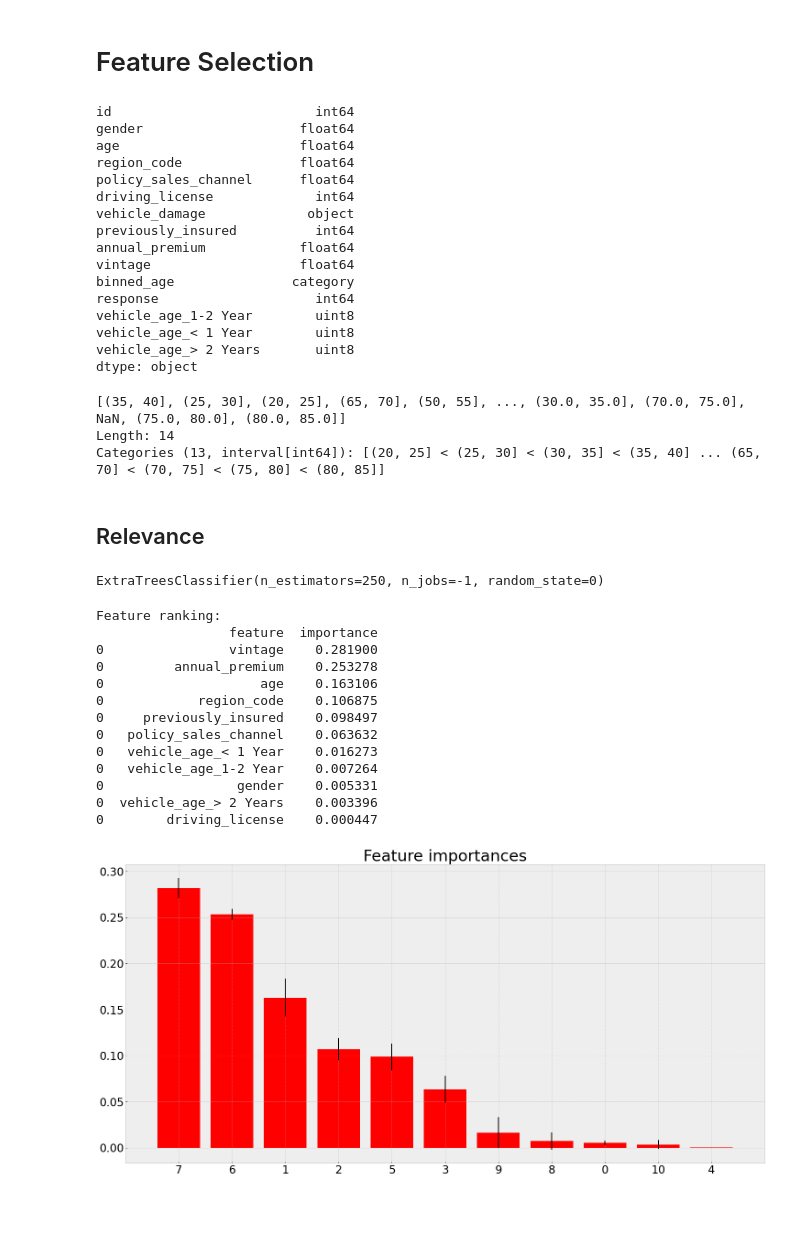
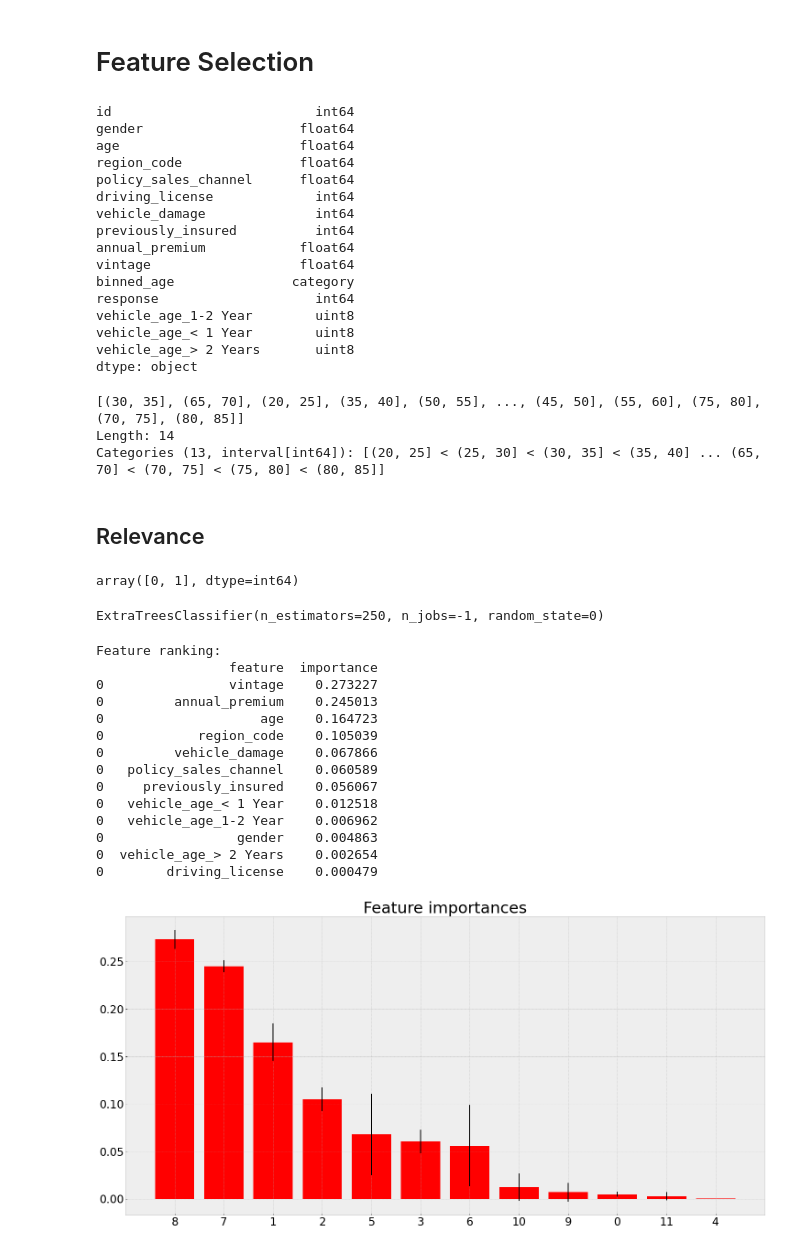
Before and after one commit to fusaa/insurance_cross_sell, a Jupyter notebook: notebook.ipynb, the cells around one changed output. Saved outputs shown, nothing was run; the diff lists cells and outputs as text; code cells hidden in the pictures; blank space fills up the shorter version.

```diff
--- a/notebook.ipynb
+++ b/notebook.ipynb
@@ -79,5 +63,7 @@ df.shape
 # %%
-df.to_pickle('df.pkl')
+# df.to_pickle('df.pkl')
+
+df = pd.read_pickle('df.pkl')
 # %% [markdown]
 # Data Cleaning
 # %%
@@ -421,7 +404,10 @@ mms_age = pp.MinMaxScaler()
 mms_vintage = pp.MinMaxScaler()
 
 df_clean['age'] = mms_age.fit_transform( df_clean[['age']].values)
-df_clean['vintage'] = mms_age.fit_transform( df_clean[['vintage']].values)
+df_clean['vintage'] = mms_vintage.fit_transform( df_clean[['vintage']].values)
+
+pickle.dump( mms_age, open('./age_scaler.pkl', 'wb'))
+pickle.dump( mms_vintage, open('./vintage_scaler.pkl', 'wb'))
 # %% [markdown]
 ## Standardization
 # %%
@@ -449,15 +436,26 @@ Index(['id', 'gender', 'age', 'region_code', 'policy_sales_channel',
 # Doing Gender one hot
 t_enc_gender = df_clean.groupby('gender')['response'].mean()
 df_clean.loc[:,'gender'] = df_clean['gender'].map( t_enc_gender)
+pickle.dump(t_enc_gender, open('./target_encode_gender.pkl', 'wb'))
 
 # Target Encoding Region
 t_enc_region = df_clean.groupby('region_code')['response'].mean()
 df_clean.loc[:, 'region_code'] = df_clean['region_code'].map(t_enc_region)
+pickle.dump(t_enc_region, open('./target_encode_region.pkl', 'wb'))
+
 
 # One Hot Encoding Vehicle
 df_clean = pd.get_dummies(df_clean, prefix='vehicle_age', columns = ['vehicle_age'])
+# use pandas to do transform, not saving it
+
 
 # Frequency Encoding Policy Channel
 # group by var and count # of examples.
-fr_policy_sales_channel = df_clean.groupby('policy_sales_channel').size() / len(df_clean)
+fr_policy_sales_channel = df.groupby('policy_sales_channel').size() / len(df_clean)  # getting from df , not df_clean - does not cover all options for mapping
 df_clean.loc[:,'policy_sales_channel'] = df_clean['policy_sales_channel'].map(fr_policy_sales_channel)
+pickle.dump(fr_policy_sales_channel, open('./fe_policy_sales_channel.pkl', 'wb'))
+
+# Vehicle Damage map label
+map_key = {'Yes':1,'No':0}
+df_clean.loc[:,'vehicle_damage'] = df_clean['vehicle_damage'].map(map_key)
+# use pandas to do transform, not saving it
@@ -509,7 +625,7 @@ age                       float64
 region_code               float64
 policy_sales_channel      float64
 driving_license             int64
-vehicle_damage             object
+vehicle_damage              int64
 previously_insured          int64
 annual_premium            float64
 vintage                   float64
@@ -522,17 +638,21 @@ dtype: object
 # %%
 df_clean.binned_age.unique()
 # %% [output]
-[(35, 40], (25, 30], (20, 25], (65, 70], (50, 55], ..., (30.0, 35.0], (70.0, 75.0], NaN, (75.0, 80.0], (80.0, 85.0]]
+[(30, 35], (65, 70], (20, 25], (35, 40], (50, 55], ..., (45, 50], (55, 60], (75, 80], (70, 75], (80, 85]]
 Length: 14
 Categories (13, interval[int64]): [(20, 25] < (25, 30] < (30, 35] < (35, 40] ... (65, 70] < (70, 75] < (75, 80] < (80, 85]]
 # %% [markdown]
 ## Relevance
+# %%
+df_clean.vehicle_damage.unique()
+# %% [output]
+array([0, 1], dtype=int64)
 # %%
 # model
 forest = en.ExtraTreesClassifier( n_estimators = 250, random_state = 0, n_jobs = -1)
 
 # data prep
-x_train_n = df_clean.drop(['id','response','vehicle_damage','binned_age'], axis = 1)
+x_train_n = df_clean.drop(['id','response','binned_age'], axis = 1)
 y_train_n = y_train.values
 forest.fit(x_train_n, y_train_n)
 # %% [output]
@@ -540,36 +660,38 @@ ExtraTreesClassifier(n_estimators=250, n_jobs=-1, random_state=0)
 # %%
 importances = forest.feature_importances_
 std = np.std([tree.feature_importances_ for tree in forest.estimators_], axis = 0)
 indices = np.argsort(importances)[::-1]
 
 # Print the feature ranking
 print('Feature ranking:')
 df_imp = pd.DataFrame()
 for i, j in zip(x_train_n, forest.feature_importances_):
     aux = pd.DataFrame( {'feature': i, 'importance':j}, index = [0])
     df_imp = pd.concat([df_imp,aux], axis = 0)
 
+df_imp = df_imp.sort_values('importance', ascending = False)
 print(df_imp.sort_values('importance', ascending = False))
 
 # graph plot
 plt.figure()
 plt.title("Feature importances")
 plt.bar(range(x_train_n.shape[1]), importances[indices], color = 'r', yerr=std[indices], align='center')
 plt.xticks(range(x_train_n.shape[1]), indices)
 plt.xlim([-1, x_train_n.shape[1]])
 plt.show()
 # %% [output]
 Feature ranking:
                  feature  importance
-0                vintage    0.281900
-0         annual_premium    0.253278
-0                    age    0.163106
-0            region_code    0.106875
-0     previously_insured    0.098497
-0   policy_sales_channel    0.063632
-0   vehicle_age_< 1 Year    0.016273
-0   vehicle_age_1-2 Year    0.007264
-0                 gender    0.005331
-0  vehicle_age_> 2 Years    0.003396
-0        driving_license    0.000447
+0                vintage    0.273227
+0         annual_premium    0.245013
+0                    age    0.164723
+0            region_code    0.105039
+0         vehicle_damage    0.067866
+0   policy_sales_channel    0.060589
+0     previously_insured    0.056067
+0   vehicle_age_< 1 Year    0.012518
+0   vehicle_age_1-2 Year    0.006962
+0                 gender    0.004863
+0  vehicle_age_> 2 Years    0.002654
+0        driving_license    0.000479
-[figure, old version]
+[figure, new version]
```
Also changed, not shown: parts of 43 cells of this notebook.
